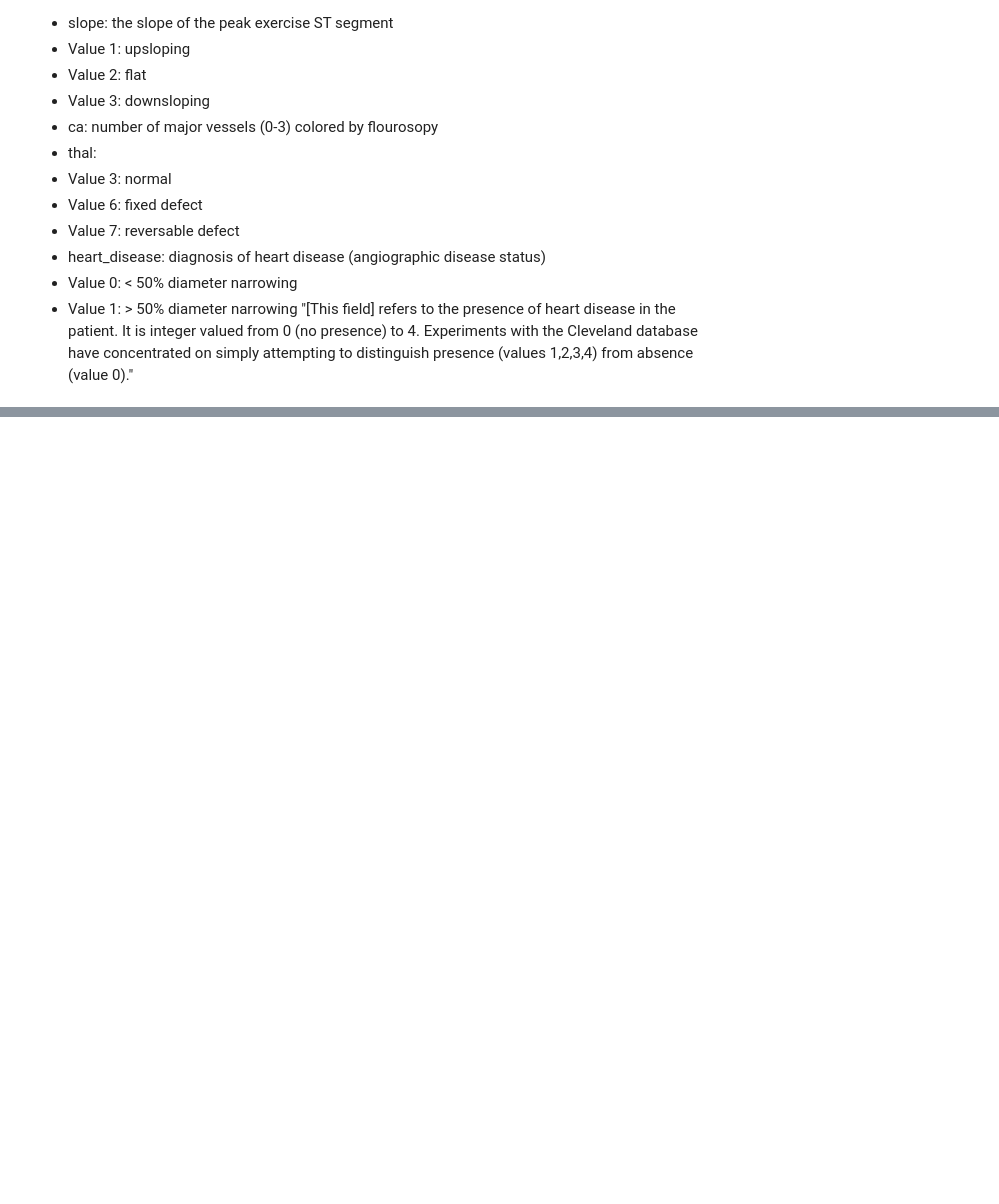
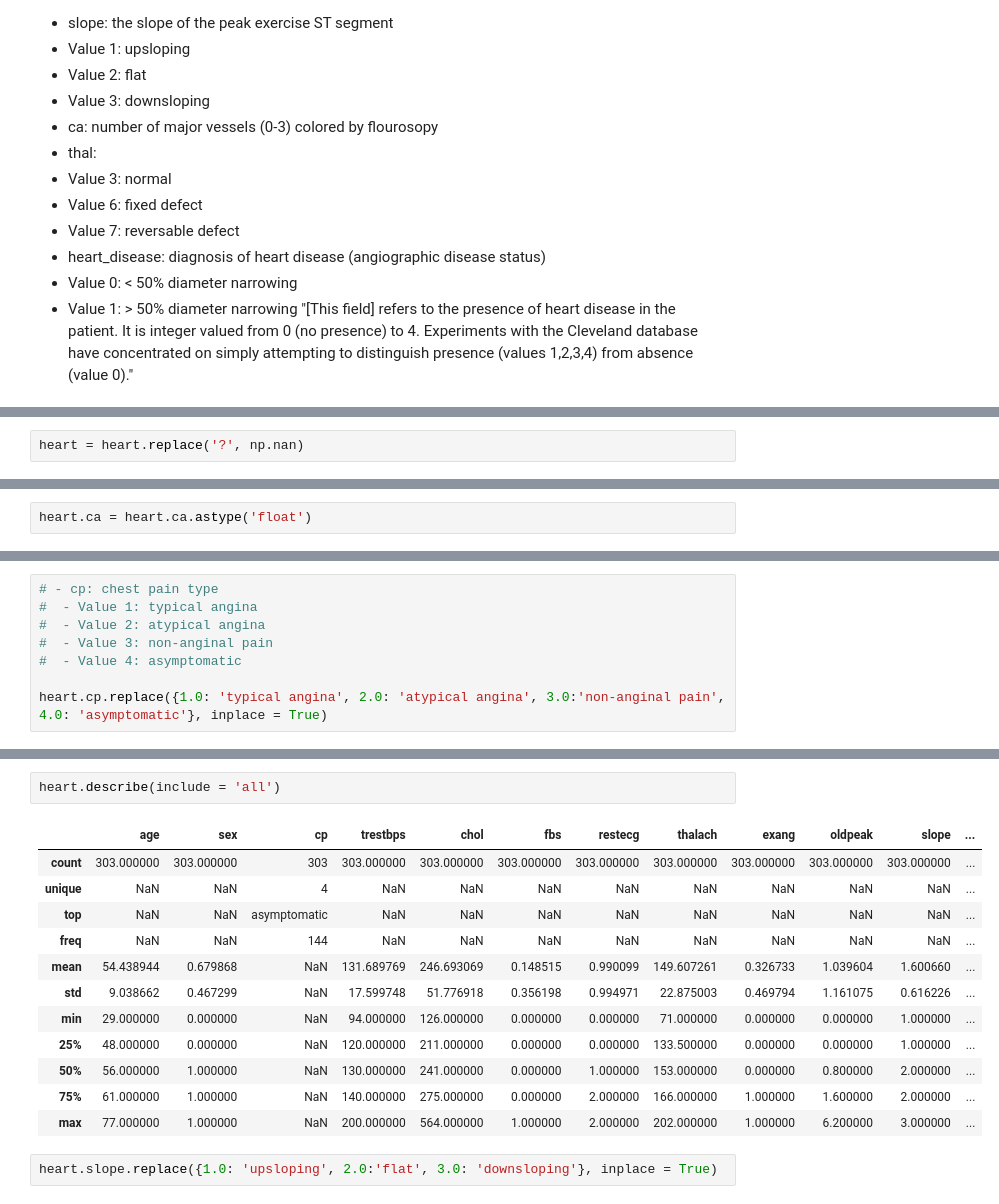
Before and after one commit to Codecademy/Master-Statistics-Live-Series, a Jupyter notebook: Codecademy Live Stats #1/Starting Code.ipynb, the cells around one changed output, grey strips where cells are left out. Drawn from its saved outputs; the diff is of its cells as text; blank space fills up the shorter version.

```diff
--- a/Codecademy Live Stats #1/Starting Code.ipynb
+++ b/Codecademy Live Stats #1/Starting Code.ipynb
@@ -52,0 +96,2 @@ heart.head()
+# %%
+heart = heart.replace('?', np.nan)
@@ -52,0 +118,2 @@ heart.head()
+# %%
+heart.ca = heart.ca.astype('float')
@@ -52,0 +140,8 @@ heart.head()
+# %%
+# - cp: chest pain type
+#  - Value 1: typical angina
+#  - Value 2: atypical angina
+#  - Value 3: non-anginal pain
+#  - Value 4: asymptomatic
+
+heart.cp.replace({1.0: 'typical angina', 2.0: 'atypical angina', 3.0:'non-anginal pain', 4.0: 'asymptomatic'}, inplace = True)
@@ -52,0 +168,17 @@ heart.head()
+# %%
+heart.describe(include = 'all')
+# %% [output]
+|  | age | sex | cp | trestbps | chol | fbs | restecg | thalach | exang | oldpeak | slope | ... |
+| count | 303.000000 | 303.000000 | 303 | 303.000000 | 303.000000 | 303.000000 | 303.000000 | 303.000000 | 303.000000 | 303.000000 | 303.000000 | ... |
+| unique | NaN | NaN | 4 | NaN | NaN | NaN | NaN | NaN | NaN | NaN | NaN | ... |
+| top | NaN | NaN | asymptomatic | NaN | NaN | NaN | NaN | NaN | NaN | NaN | NaN | ... |
+| freq | NaN | NaN | 144 | NaN | NaN | NaN | NaN | NaN | NaN | NaN | NaN | ... |
+| mean | 54.438944 | 0.679868 | NaN | 131.689769 | 246.693069 | 0.148515 | 0.990099 | 149.607261 | 0.326733 | 1.039604 | 1.600660 | ... |
+| std | 9.038662 | 0.467299 | NaN | 17.599748 | 51.776918 | 0.356198 | 0.994971 | 22.875003 | 0.469794 | 1.161075 | 0.616226 | ... |
+| min | 29.000000 | 0.000000 | NaN | 94.000000 | 126.000000 | 0.000000 | 0.000000 | 71.000000 | 0.000000 | 0.000000 | 1.000000 | ... |
+| 25% | 48.000000 | 0.000000 | NaN | 120.000000 | 211.000000 | 0.000000 | 0.000000 | 133.500000 | 0.000000 | 0.000000 | 1.000000 | ... |
+| 50% | 56.000000 | 1.000000 | NaN | 130.000000 | 241.000000 | 0.000000 | 1.000000 | 153.000000 | 0.000000 | 0.800000 | 2.000000 | ... |
+| 75% | 61.000000 | 1.000000 | NaN | 140.000000 | 275.000000 | 0.000000 | 2.000000 | 166.000000 | 1.000000 | 1.600000 | 2.000000 | ... |
+| max | 77.000000 | 1.000000 | NaN | 200.000000 | 564.000000 | 1.000000 | 2.000000 | 202.000000 | 1.000000 | 6.200000 | 3.000000 | ... |
+# %%
+heart.slope.replace({1.0: 'upsloping', 2.0:'flat', 3.0: 'downsloping'}, inplace = True)
```
Also changed, not shown: parts of 11 cells of this notebook, 2 other files.
